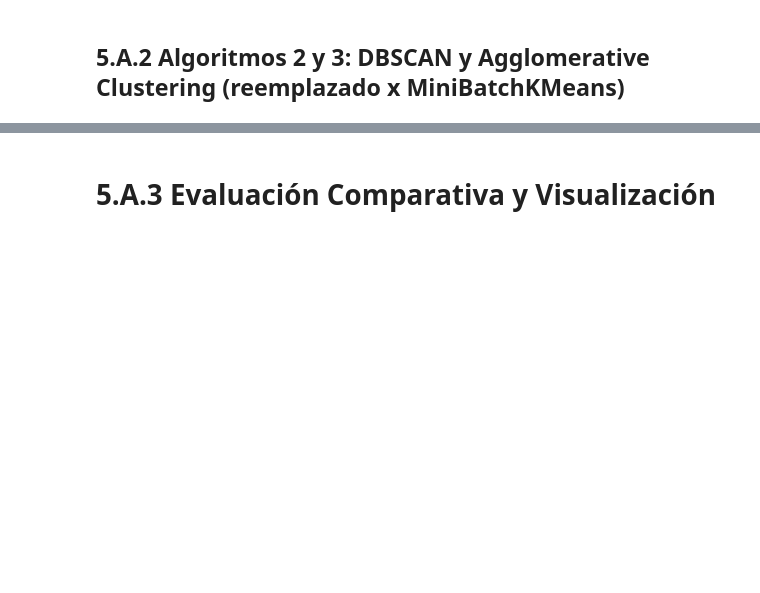
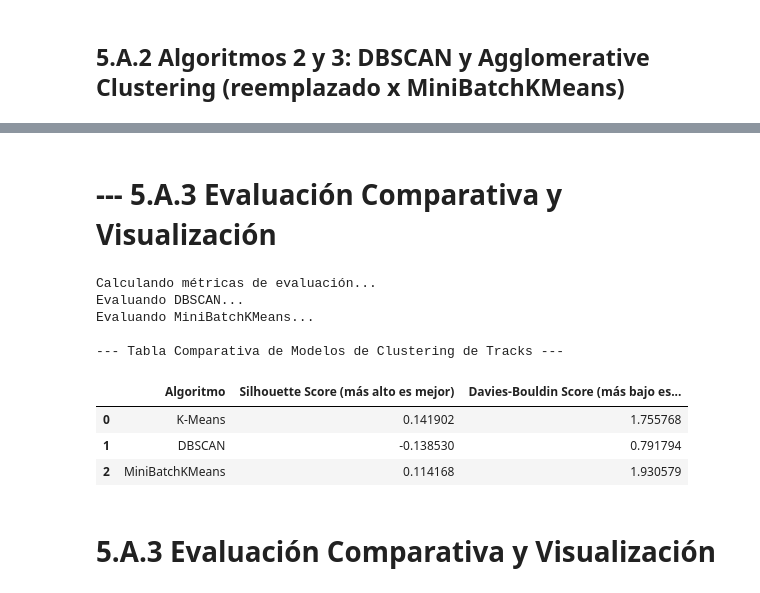
Before and after one commit to fabianlgomez/mpd-PlaylistSimilarity-unal, a Jupyter notebook: associationRules&Clustering.ipynb, the cells around one changed output, grey strips where cells are left out. Drawn from its saved outputs; the diff is of its cells as text; code cells hidden in the pictures; blank space fills up the shorter version.

```diff
--- a/associationRules&Clustering.ipynb
+++ b/associationRules&Clustering.ipynb
@@ -636,2 +533,69 @@ display(results)
+# %% [markdown]
+# --- 5.A.3 Evaluación Comparativa y Visualización
+# %%
+
+
+
+# --- 5.A.3 Evaluación Comparativa y Visualización (CORREGIDO) ---
+print("\nCalculando métricas de evaluación...")
+
+# K-Means
+score_s_kmeans = silhouette_score(X_tracks_numeric, track_labels_kmeans)
+score_db_kmeans = davies_bouldin_score(X_tracks_numeric, track_labels_kmeans)
+
+# DBSCAN (excluyendo ruido)
+print("Evaluando DBSCAN...")
+mask_dbscan = track_labels_dbscan != -1 # Filtro para excluir puntos de ruido (label -1)
+
+# Nos aseguramos de que DBSCAN haya encontrado más de 1 clúster para poder evaluar
+if len(set(track_labels_dbscan[mask_dbscan])) > 1:
+    # Usamos una muestra para que el cálculo del score sea rápido en datasets grandes
+    # Tomamos una muestra de hasta 20,000 points that are not noise
+    sample_size = min(20000, np.sum(mask_dbscan))
+
+    # --- FIX START ---
+    # Reset the index of X_tracks_numeric to allow for integer indexing
+    X_tracks_numeric_reset = X_tracks_numeric.reset_index(drop=True)
+    # Use the index of the filtered data (mask_dbscan) to sample
+    sample_indices = np.random.choice(X_tracks_numeric_reset[mask_dbscan].index, size=sample_size, replace=False)
+
+    score_s_dbscan = silhouette_score(X_tracks_numeric_reset.loc[sample_indices], track_labels_dbscan[sample_indices])
+    score_db_dbscan = davies_bouldin_score(X_tracks_numeric_reset.loc[sample_indices], track_labels_dbscan[sample_indices])
+    # --- FIX END ---
+else:
+    # If DBSCAN did not find clusters (or only one), assign an invalid score
+    print("DBSCAN no encontró suficientes clusters para ser evaluado.")
+    score_s_dbscan = -1
+    score_db_dbscan = -1
+
+# MiniBatchKMeans
+print("Evaluando MiniBatchKMeans...")
+score_s_minibatch = silhouette_score(X_tracks_numeric, track_labels_minibatch)
+score_db_minibatch = davies_bouldin_score(X_tracks_numeric, track_labels_minibatch)
+
+
+# Crear tabla de resultados
+# CORREGIDO: Actualizamos la lista de algoritmos y las variables de los scores.
+results = pd.DataFrame({
+    'Algoritmo': ['K-Means', 'DBSCAN', 'MiniBatchKMeans'],
+    'Silhouette Score (más alto es mejor)': [score_s_kmeans, score_s_dbscan, score_s_minibatch],
+    'Davies-Bouldin Score (más bajo es mejor)': [score_db_kmeans, score_db_dbscan, score_db_minibatch]
+})
+
+print("\n--- Tabla Comparativa de Modelos de Clustering de Tracks ---")
+display(results)
+
+# (El código de visualización que ya tenías funcionará igual)
+# ...
+# %% [output]
+Calculando métricas de evaluación...
+Evaluando DBSCAN...
+Evaluando MiniBatchKMeans...
+
+--- Tabla Comparativa de Modelos de Clustering de Tracks ---
+|  | Algoritmo | Silhouette Score (más alto es mejor) | Davies-Bouldin Score (más bajo es... |
+| 0 | K-Means | 0.141902 | 1.755768 |
+| 1 | DBSCAN | -0.138530 | 0.791794 |
+| 2 | MiniBatchKMeans | 0.114168 | 1.930579 |
 # %% [markdown]
 # 5.A.3 Evaluación Comparativa y Visualización
```
Also changed, not shown: parts of 13 cells of this notebook.
